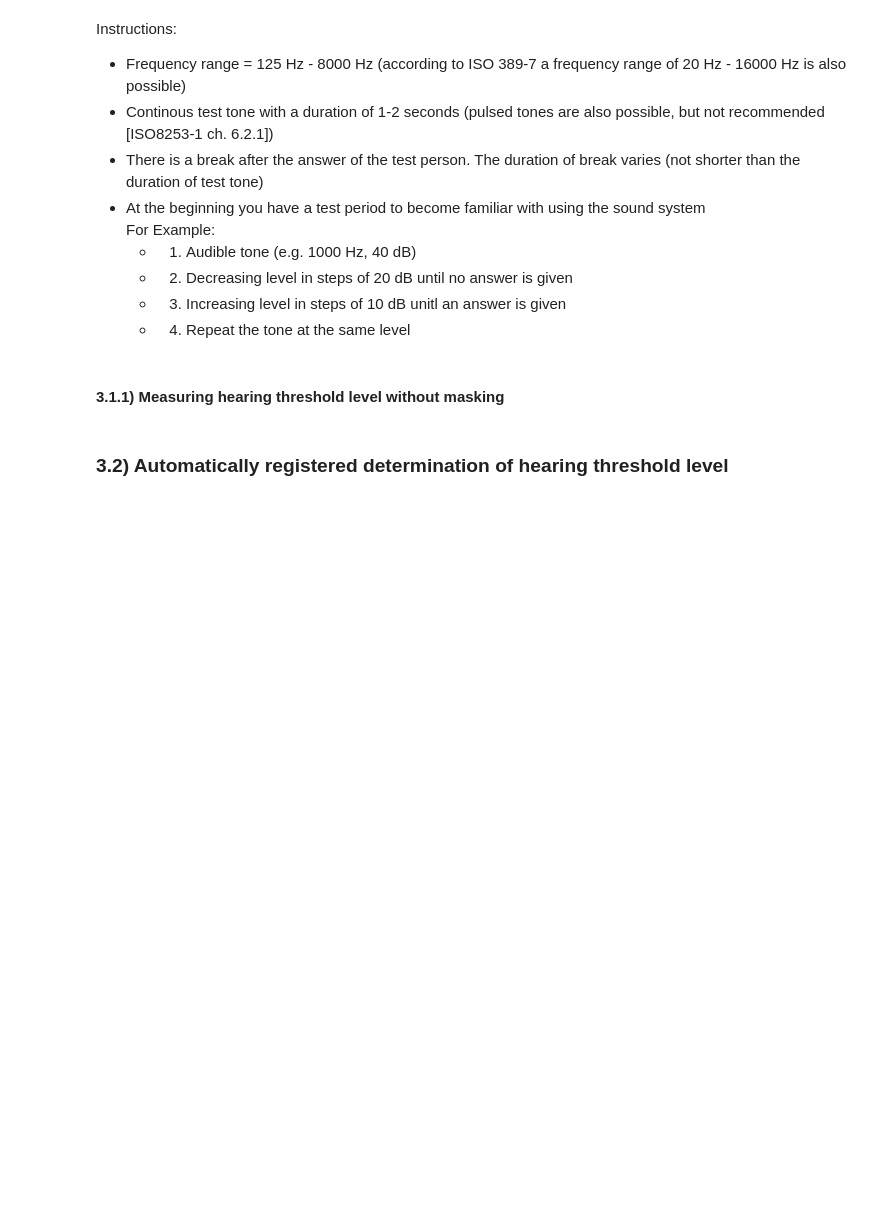
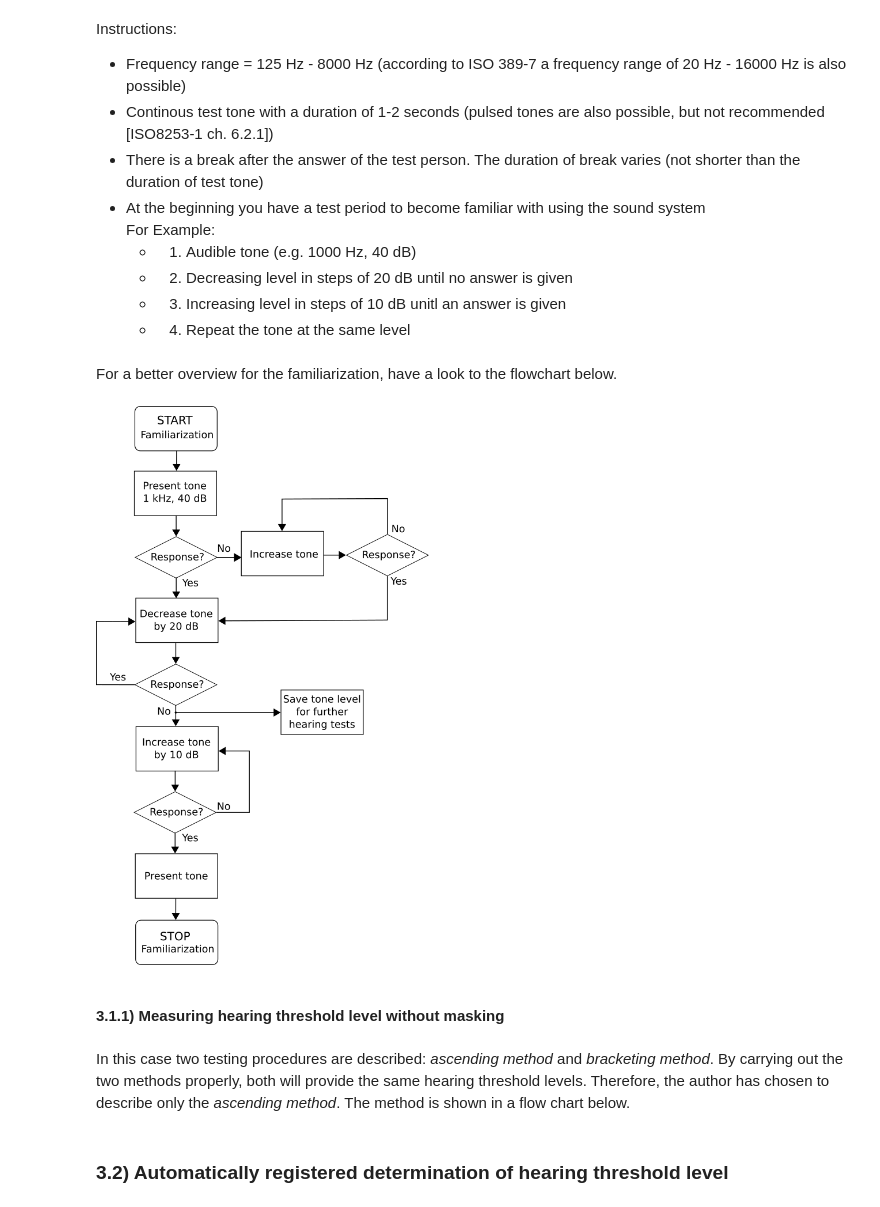
Before and after one commit to spatialaudio/audiometer, a Jupyter notebook: docu_audiometer.ipynb, the cells around one changed output. Cells and saved outputs as stored; diff of their text form; code cells hidden in the pictures; blank space fills up the shorter version.

Commit message:
Add flowchart_familiarization

```diff
--- a/docu_audiometer.ipynb
+++ b/docu_audiometer.ipynb
@@ -27,8 +27,16 @@ Instructions:
      * 2) Decreasing level in steps of 20 dB until no answer is given
      * 3) Increasing level in steps of 10 dB unitl an answer is given
      * 4) Repeat the tone at the same level
+# %% [markdown]
+For a better overview for the familiarization, have a look to the flowchart below.
+# %%
+Image(filename='flowchart_familiarization.png', width= 500, height=200 )
+# %% [output]
+[figure, added]
 # %% [markdown]
 #### 3.1.1) Measuring hearing threshold level without masking
+# %% [markdown]
+In this case two testing procedures are described: *ascending method* and *bracketing method*. By carrying out the two methods properly, both will provide the same hearing threshold levels. Therefore, the author has chosen to describe only the *ascending method*. The method is shown in a flow chart below.
 # %% [markdown]
 ### 3.2) Automatically registered determination of hearing threshold level
 # %% [markdown]
```
Also changed, not shown: parts of 5 cells of this notebook.
